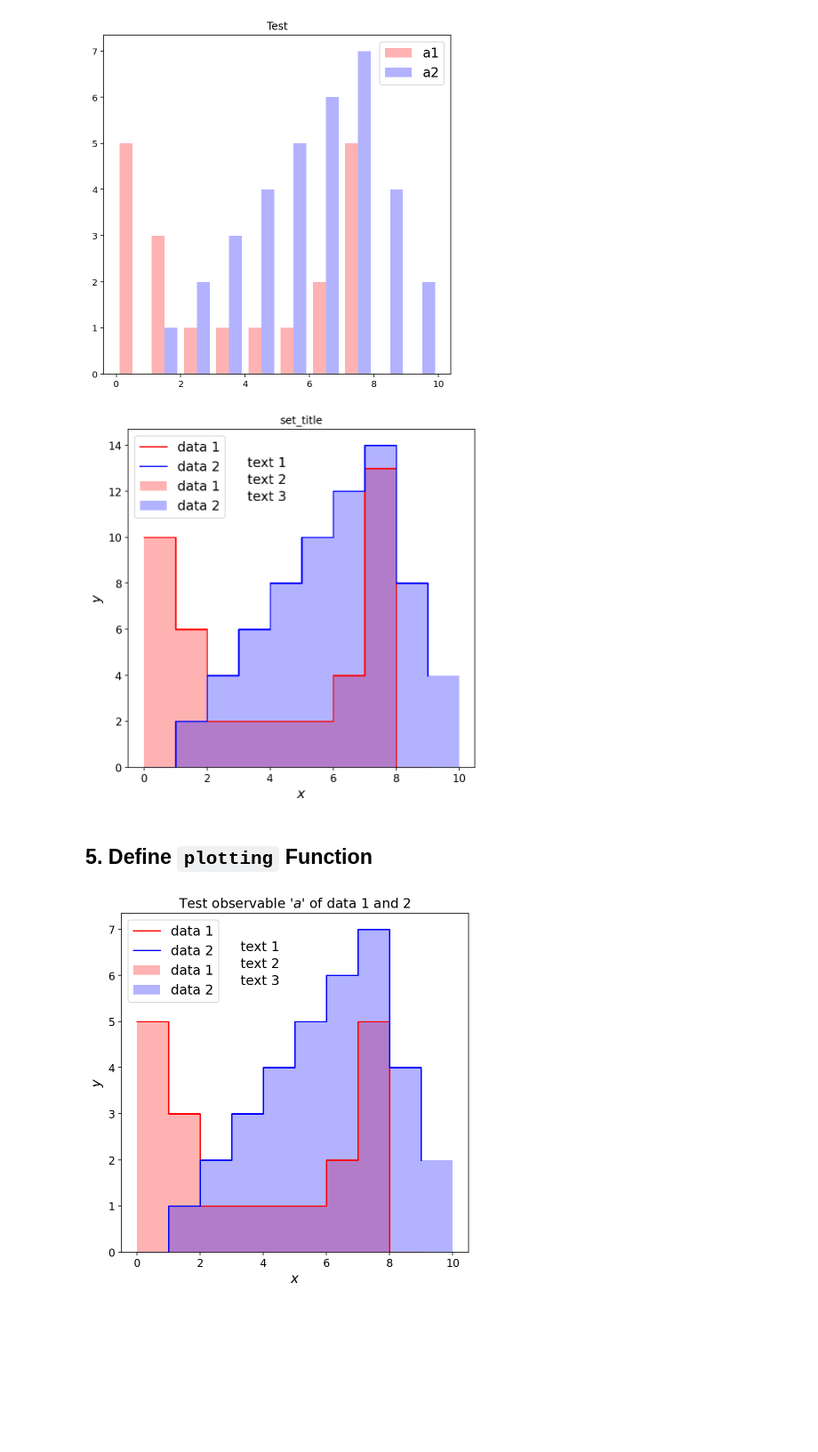
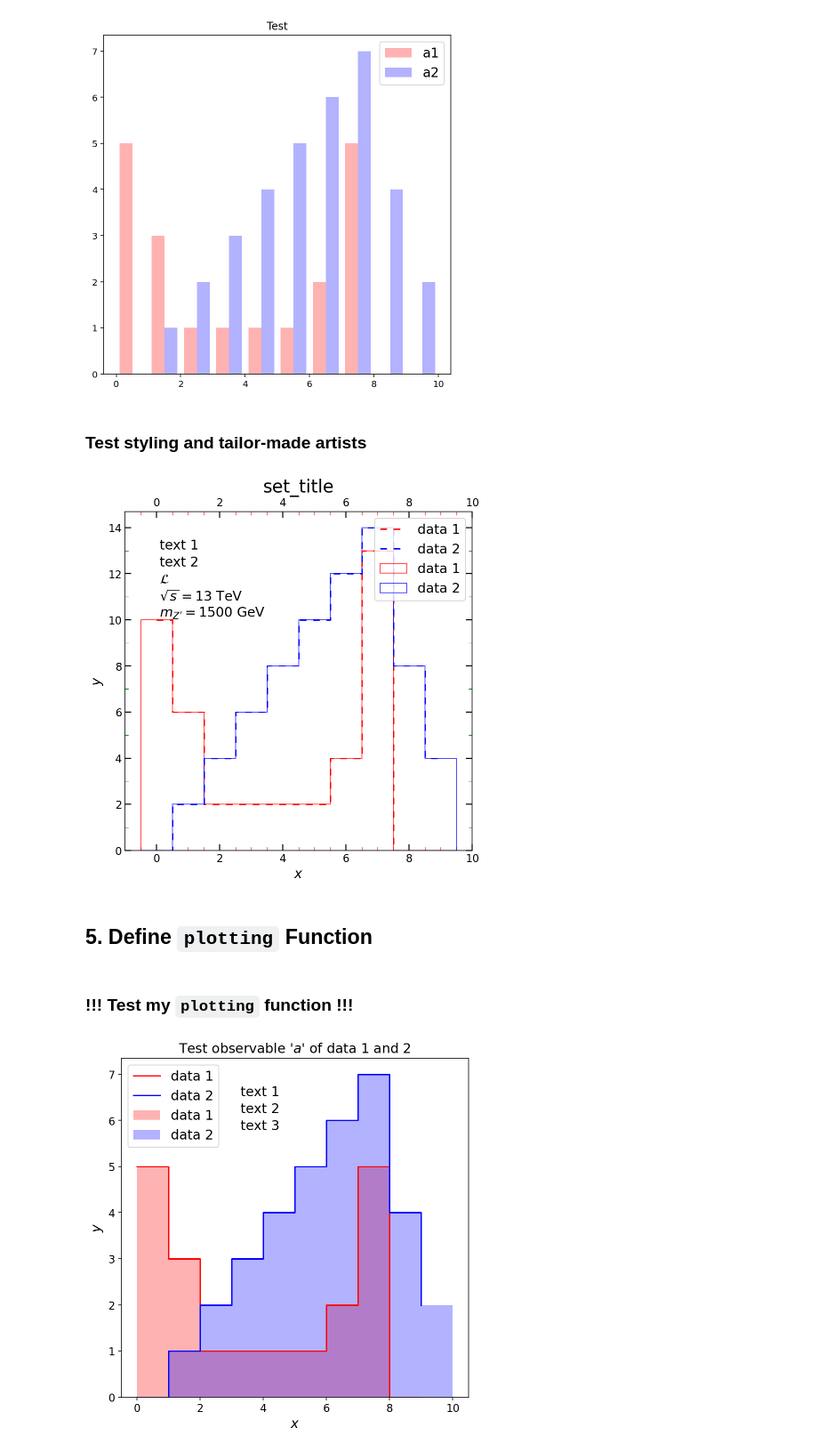
Before and after one commit to YW-Hsiao/svj_setting_master, a Jupyter notebook: test_plotting/test_2_histograms.ipynb, the cells around one changed output. Shown: that part at 89% size. Saved outputs shown, nothing was run; the diff lists cells and outputs as text; code cells hidden in the pictures; blank space fills up the shorter version.

Commit message:
finish the plotting function 20220510

```diff
--- a/test_plotting/test_2_histograms.ipynb
+++ b/test_plotting/test_2_histograms.ipynb
@@ -240,9 +241,11 @@ ax.legend(fontsize=15)
 plt.show()
 # %% [output]
 [figure]
+# %% [markdown]
+### Test styling and tailor-made artists
 # %%
-# test: styling artists, I copy from
-# (2) Use list to collect pd.DataFrame() and for loop
+# test: styling and tailor-made artists, I copy from
+# (4-2) Use list to collect pd.DataFrame() and for loop
 # 1. data
 obs = 'a'
 dataset = [df_1, df_2]
@@ -253,43 +256,53 @@ weight = [weight_1, weight_all2]
 # weight = [weight_all2, weight_all2]
 selected = [selected1, selected2]
 # text = []
-text = ['text 1', 'text 2', 'text 3']
-text_xy=(0.4, 0.9)
+text = ['text 1', 'text 2', r'$\mathcal{L}$', r'$\sqrt{s}=13$ TeV', r'$m_{Z^\prime}=1500$ GeV']
+text_xy=(0.1, 0.9)
 
 # 2. construct figure
 fig, ax = plt.subplots(1, 1, figsize=(7,7))
 binning = np.linspace(0, 10, 11)
 
+# align='mid' == where='post', align='left' == where='mid'
 # 3. plot
 for i, data in enumerate(dataset):
     # ax.hist(data[obs], bins=binning, color=data_color[i], label=data_label[i], alpha=0.3)
     # hist, bins = np.histogram(data[obs].to_numpy(), bins=binning, weights=None)
     # ax.step(bins[:-1], hist, where='post', color=data_color[i], label=data_label[i])
     # with weights=
-    ax.hist(data[obs], bins=binning, color=data_color[i], label=data_label[i], alpha=0.3, weights=weight[i][selected[i]])
+    ax.hist(data[obs], bins=binning, weights=weight[i][selected[i]], histtype='step', align='left',
+            color=data_color[i], label=data_label[i], alpha=0.7)
     hist, bins = np.histogram(data[obs].to_numpy(), bins=binning, weights=weight[i][selected[i]])
-    ax.step(bins[:-1], hist, where='post', color=data_color[i], label=data_label[i])
+    ax.step(bins[:-1], hist, where='mid', color=data_color[i], label=data_label[i], linestyle=(0, (5, 5)))
 
 # 4. customize plot
-fig.suptitle(None, fontsize=20)
-ax.legend(fontsize=15)
-ax.set_title('set_title')
+fig.suptitle(None, fontsize=27)
+ax.legend(loc='upper right', bbox_to_anchor=(1, 1), fontsize=15)
+ax.set_title('set_title', fontsize=20)
 ax.set_xlabel(r'$x$', fontsize=15)
 ax.set_ylabel(r'$y$', fontsize=15)
 ax.set_yscale('linear')
 ax.set_xlim(None)
 ax.set_ylim(None)
-ax.tick_params(axis='both', labelsize=12)
+# ticks
+# ax.xaxis.set_minor_locator(MultipleLocator(1))
+ax.xaxis.set_minor_locator(AutoMinorLocator())
+ax.yaxis.set_minor_locator(MultipleLocator(1))
+# ax.tick_params(axis='both', labelsize=12)
+ax.tick_params(which='both', direction='in')
+ax.tick_params(which='both', top=True, right=True, labeltop=True)
+ax.tick_params(which='major', length=7, width=1.2, labelsize=12)
+ax.tick_params(which='minor', length=4, color='r')
+ax.tick_params(axis='y', which='minor', color='g')
 # ax.tick_params(axis='both', width=2, labelsize=15)
-# ax.tick_params(which='major', length=7)
 for j, tex in enumerate(text):
     ax.text(text_xy[0], text_xy[1] - j/20, tex,
-            horizontalalignment='center', verticalalignment='center',
+            horizontalalignment='left', verticalalignment='center',
             transform=ax.transAxes, fontsize=15)
 
 # 5. save and show plot
 plt.show()
 # %% [output]
-[figure, old version]
+[figure, new version]
 # %% [markdown]
 ## 5. Define `plotting` Function
@@ -337 +309,3 @@ def plotting_basic(obs, dataset, binning, data_color, data_label, weight=None, s
+# %% [markdown]
+### !!! Test my `plotting` function !!!
 # %%
```
Also changed, not shown: parts of 14 cells of this notebook, 2 other files.
